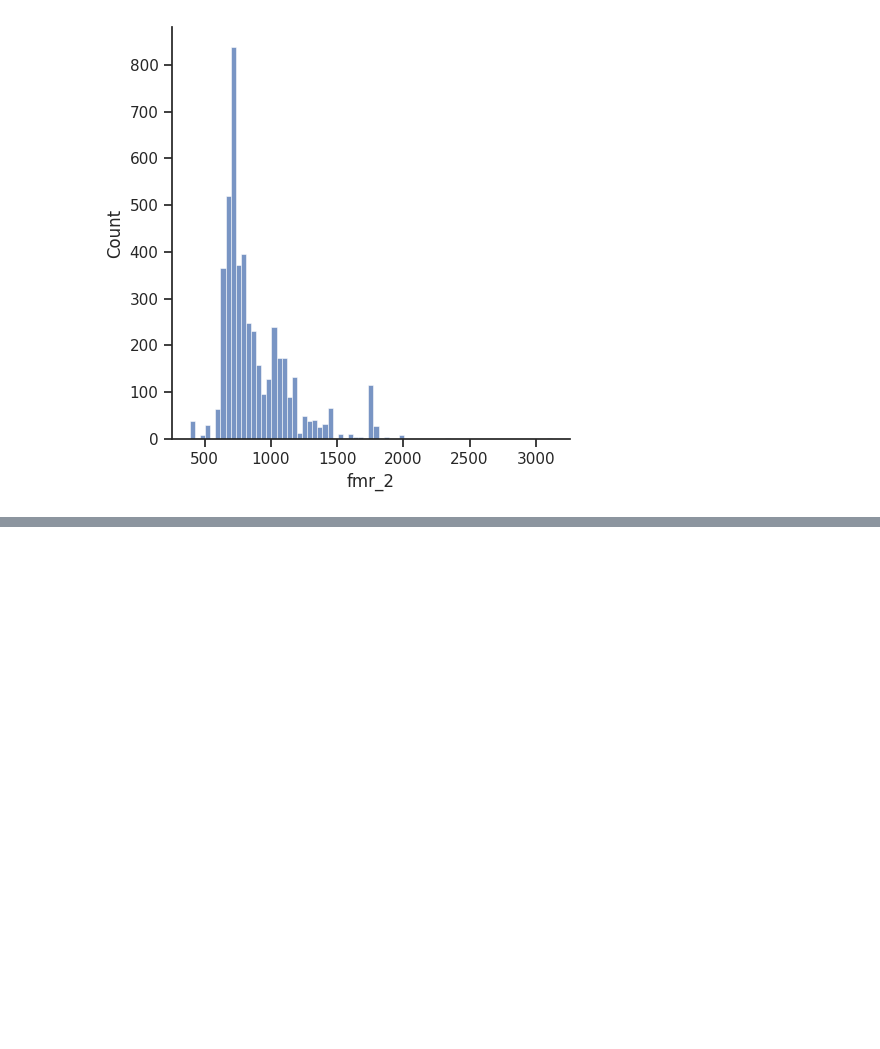
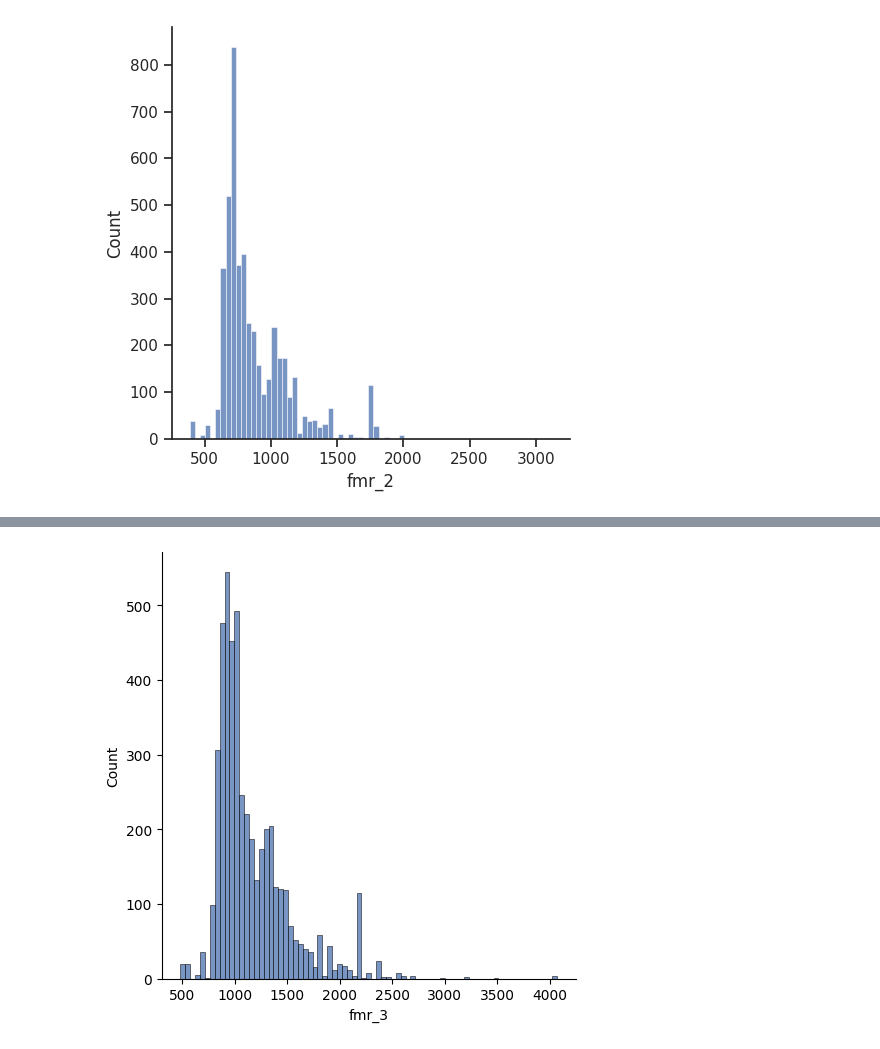
Before and after one commit to Kinetics20/Data_viz_lab, a Jupyter notebook: seaborn_2.ipynb, the cells around one changed output, grey strips where cells are left out. Saved outputs shown, nothing was run; the diff lists cells and outputs as text; code cells hidden in the pictures; blank space fills up the shorter version.

```diff
--- a/seaborn_2.ipynb
+++ b/seaborn_2.ipynb
@@ -157,0 +160,7 @@ plt.show()
+# %%
+# sns.set(color_codes=True)
+sns.displot(df['fmr_3'], color='b')
+
+plt.show()
+# %% [output]
+[figure, added]
```
Also changed, not shown: parts of 36 cells of this notebook, 1 other file.
